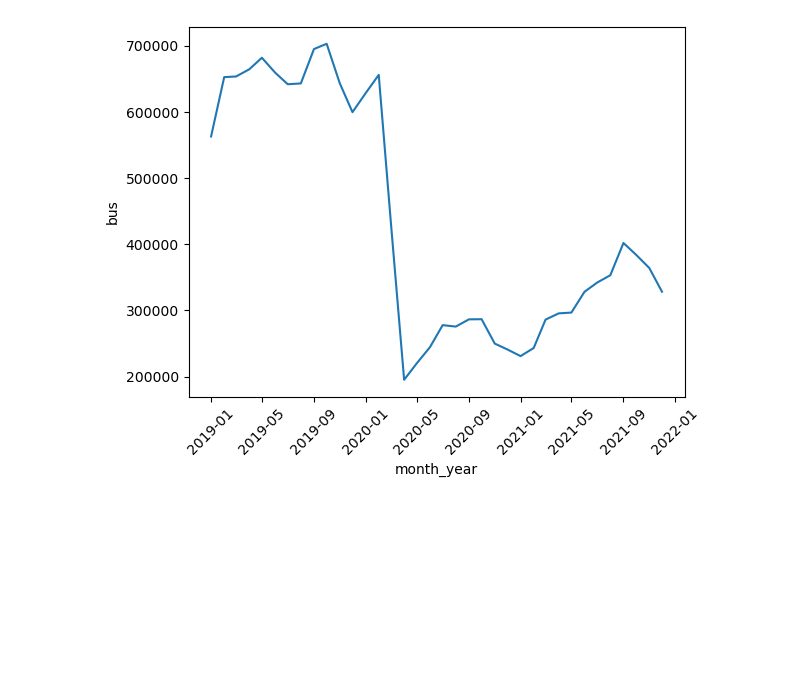
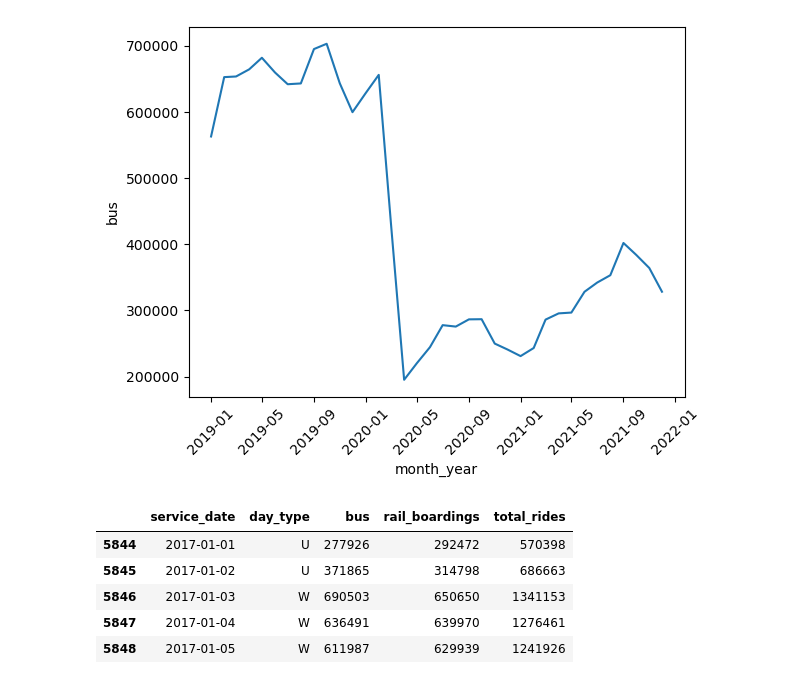
Before and after one commit to OrikG-bit/Chicago_Weather-Transportation, a Jupyter notebook: notebooks/01_transportation_bus_rail_total.ipynb, the cells around one changed output. Cells and saved outputs as stored; diff of their text form; code cells hidden in the pictures; blank space fills up the shorter version.

```diff
--- a/notebooks/01_transportation_bus_rail_total.ipynb
+++ b/notebooks/01_transportation_bus_rail_total.ipynb
@@ -289,0 +295,9 @@ plt.xticks(rotation= 45)
+# %%
+df_pre_covid.head()
+# %% [output]
+|  | service_date | day_type | bus | rail_boardings | total_rides |
+| 5844 | 2017-01-01 | U | 277926 | 292472 | 570398 |
+| 5845 | 2017-01-02 | U | 371865 | 314798 | 686663 |
+| 5846 | 2017-01-03 | W | 690503 | 650650 | 1341153 |
+| 5847 | 2017-01-04 | W | 636491 | 639970 | 1276461 |
+| 5848 | 2017-01-05 | W | 611987 | 629939 | 1241926 |
```
Also changed, not shown: parts of 10 cells of this notebook.
